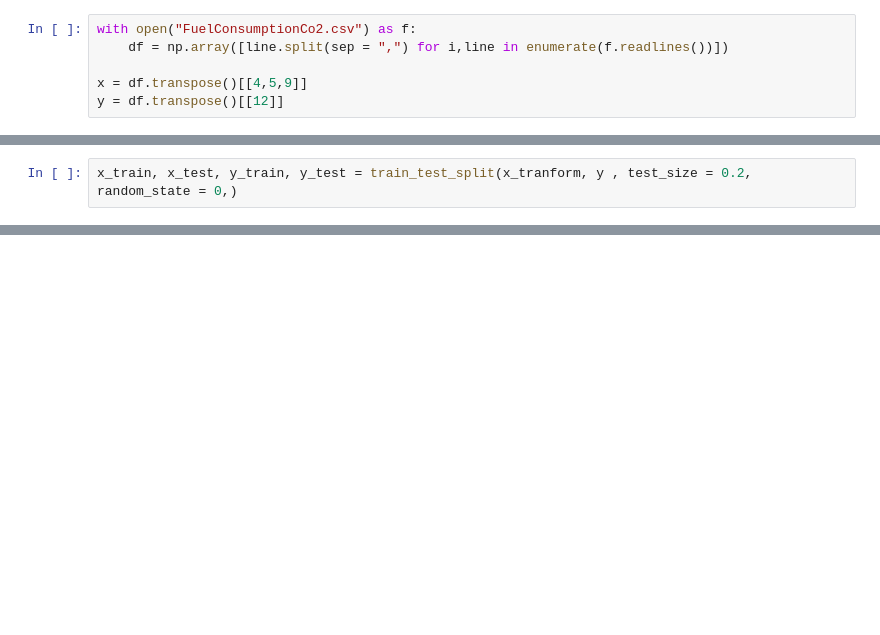
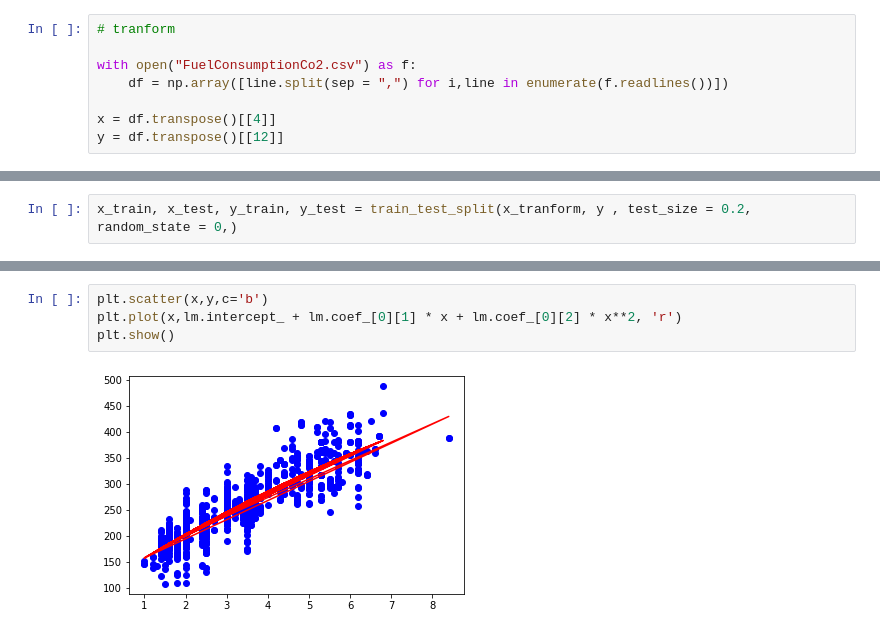
Before and after one commit to Huynh-Tr/Data-Analysis, a Jupyter notebook: IBM Machine Learning.ipynb, the cells around one changed output, grey strips where cells are left out. Saved outputs shown, nothing was run; the diff lists cells and outputs as text; blank space fills up the shorter version.

```diff
--- a/IBM Machine Learning.ipynb
+++ b/IBM Machine Learning.ipynb
@@ -13,8 +97,10 @@ import pickle
 # %%
+# tranform
+
 with open("FuelConsumptionCo2.csv") as f:
     df = np.array([line.split(sep = ",") for i,line in enumerate(f.readlines())])
 
-x = df.transpose()[[4,5,9]]
+x = df.transpose()[[4]]
 y = df.transpose()[[12]]
 # %%
 x = np.array([list(i[1:]) for i in x]).astype("float").transpose()
@@ -45,0 +132,6 @@ r2_score(y_test, y_predicted)
+# %%
+plt.scatter(x,y,c='b')
+plt.plot(x,lm.intercept_ + lm.coef_[0][1] * x + lm.coef_[0][2] * x**2, 'r')
+plt.show()
+# %% [output]
+[figure, added]
```
Also changed, not shown: parts of 99 cells of this notebook, 4 other files.
